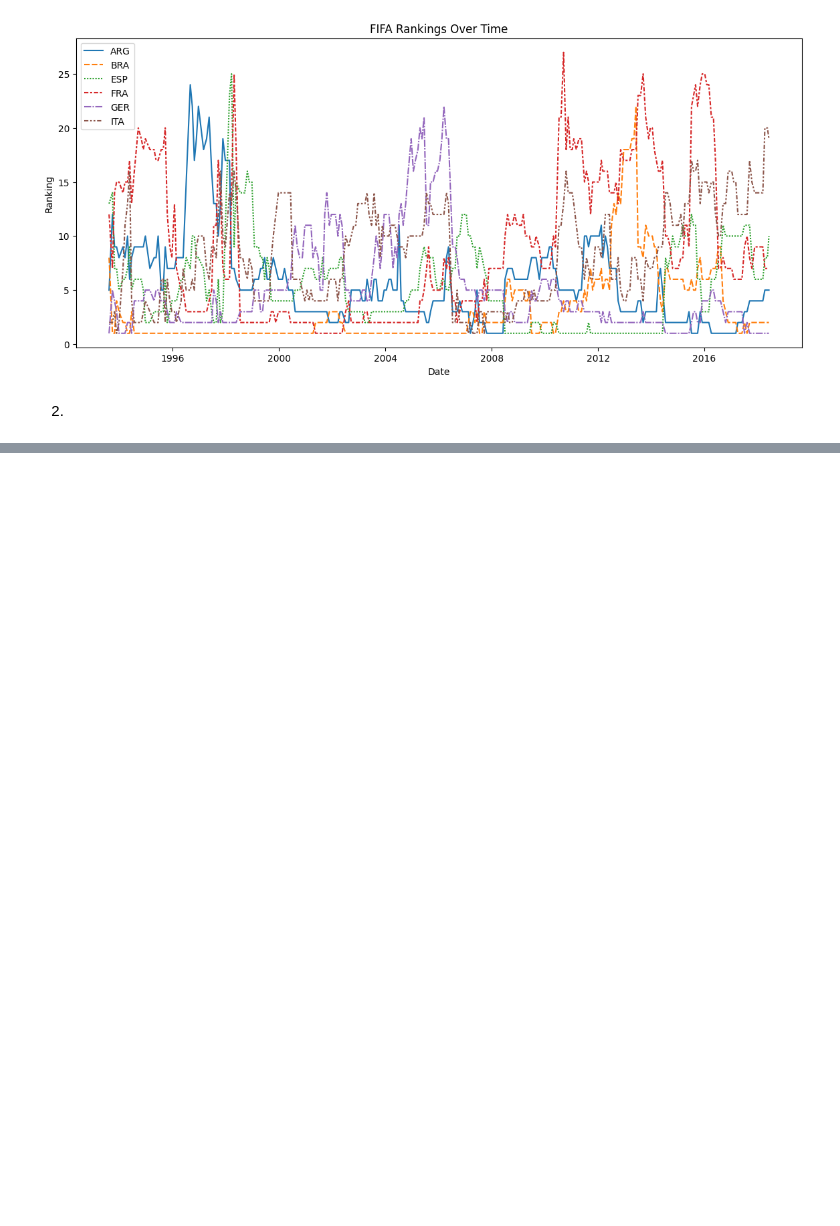
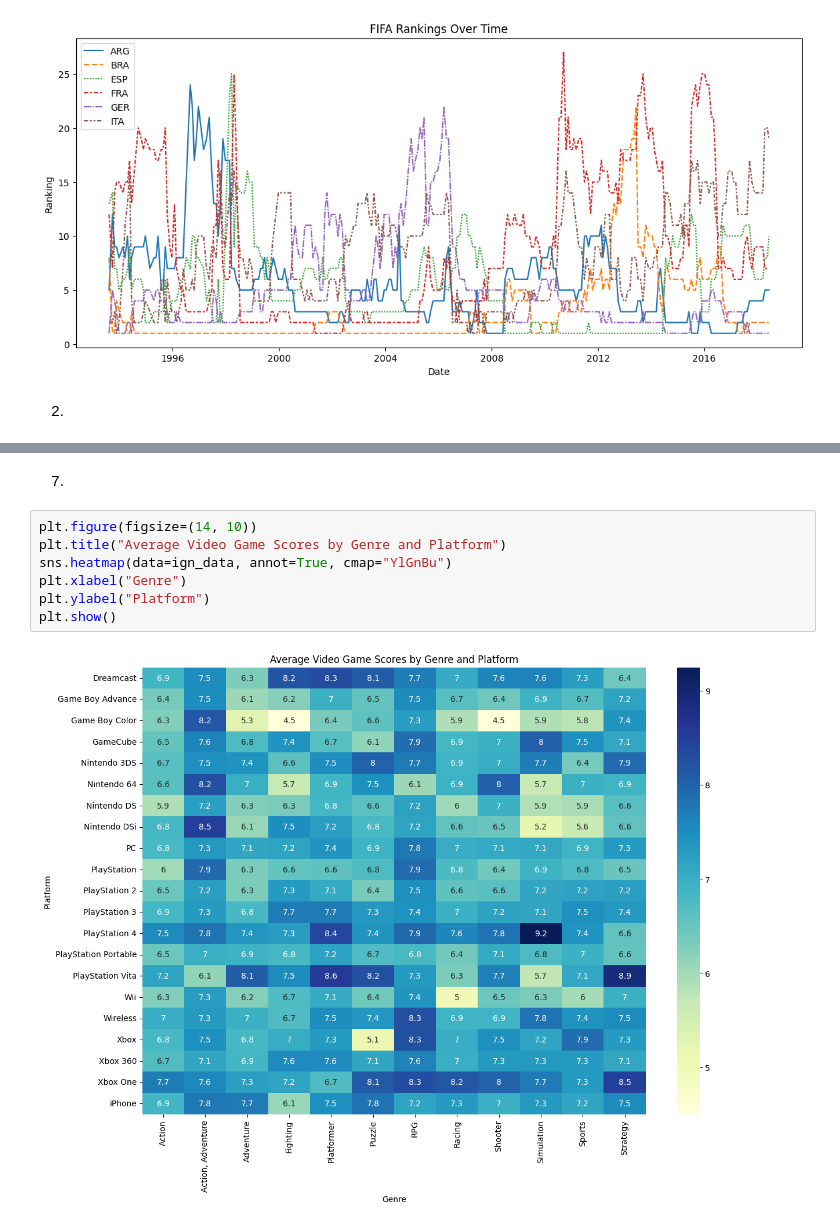
Before and after one commit to Sarah-Manzoor-158/Machine-learning-course, a Jupyter notebook: Untitled14.ipynb, the cells around one changed output, grey strips where cells are left out. Drawn from its saved outputs; the diff is of its cells as text; blank space fills up the shorter version.

```diff
--- a/Untitled14.ipynb
+++ b/Untitled14.ipynb
@@ -61,0 +126,11 @@ October 2018 Difference: 14658
+# %% [markdown]
+7.
+# %%
+plt.figure(figsize=(14, 10))
+plt.title("Average Video Game Scores by Genre and Platform")
+sns.heatmap(data=ign_data, annot=True, cmap="YlGnBu")
+plt.xlabel("Genre")
+plt.ylabel("Platform")
+plt.show()
+# %% [output]
+[figure, added]
```
Also changed, not shown: parts of 9 cells of this notebook.
